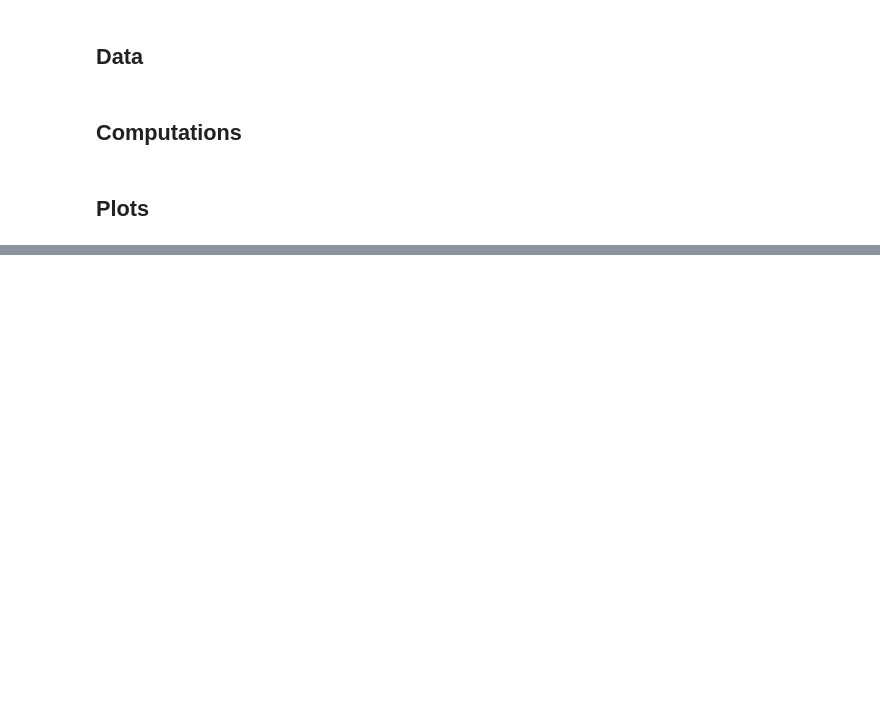
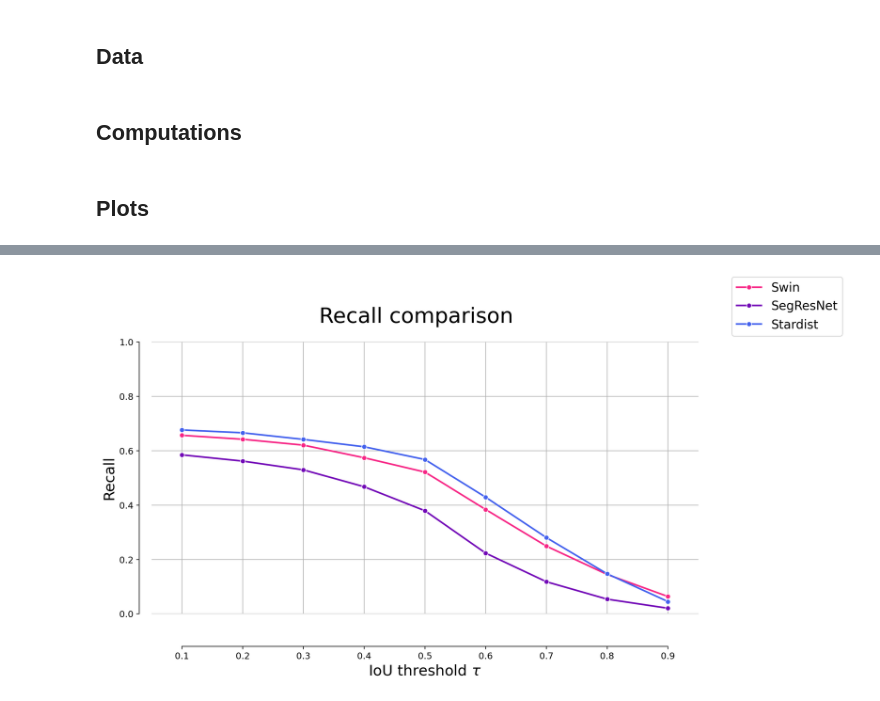
Before and after one commit to C-Achard/cellseg3d-figures, a Jupyter notebook: book/figX-x-supervised/supervised_benchmark.ipynb, the cells around one changed output, grey strips where cells are left out. Drawn from its saved outputs; the diff is of its cells as text; code cells hidden in the pictures; blank space fills up the shorter version.

```diff
--- a/book/figX-x-supervised/supervised_benchmark.ipynb
+++ b/book/figX-x-supervised/supervised_benchmark.ipynb
@@ -99,0 +135,4 @@ if SAVE_PLOTS_AS_SVG:
+# %%
+plot_stat_comparison(taus, model_stats, names, stat="recall")
+# %% [output]
+[figure, added]
```
Also changed, not shown: parts of 11 cells of this notebook, 3 other files.
